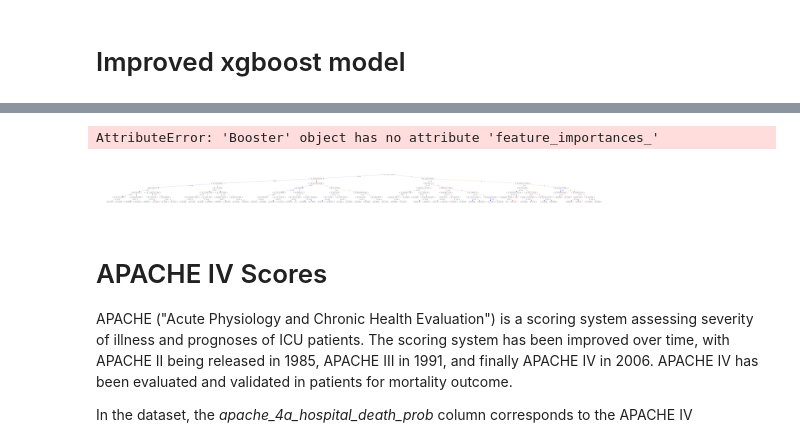
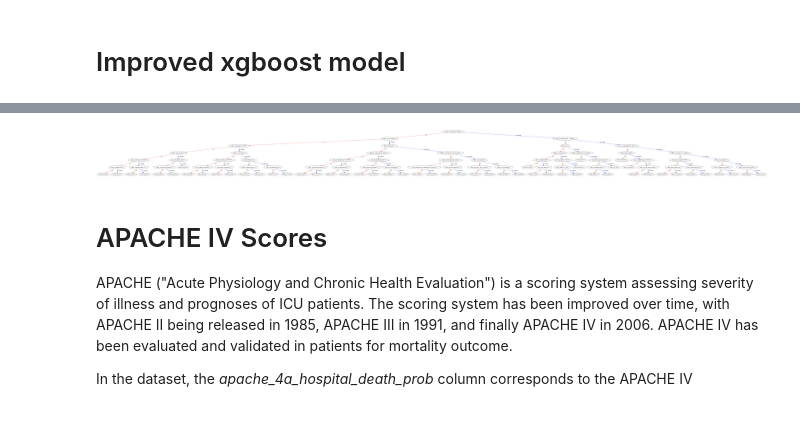
Before and after one commit to Dani-v-tue/fantastic-disco, a Jupyter notebook: test_model.ipynb, the cells around one changed output, grey strips where cells are left out. Drawn from its saved outputs; the diff is of its cells as text; code cells hidden in the pictures.

Commit message:
combine pre-processing and the model
More evaluation can still be added

```diff
--- a/test_model.ipynb
+++ b/test_model.ipynb
@@ -429,20 +429,20 @@ plt.show()
 # %%
-import matplotlib.pyplot as plt
+# import matplotlib.pyplot as plt
 
-importance = xgb_model.feature_importances_
-plt.bar(range(len(importance)), importance)
-plt.show()
+# importance = final_model.feature_importances_
+# plt.bar(range(len(importance)), importance)
+# plt.show()
 
-print("Feature Importance:", importance)
+# print("Feature Importance:", importance)
-# %% [output]
-AttributeError: 'Booster' object has no attribute 'feature_importances_'
 # %%
 import graphviz
 
-xgb.plot_tree(xgb_model)
+xgb.plot_tree(final_model)
+
+plt.rcParams['figure.figsize'] = [1000, 1000]
 plt.show()
 # %% [output]
-[figure, old version]
+[figure, new version]
 # %% [markdown]
 # APACHE IV Scores
 APACHE ("Acute Physiology and Chronic Health Evaluation") is a scoring system assessing severity of illness and prognoses of ICU patients. The scoring system has been improved over time, with APACHE II being released in 1985, APACHE III in 1991, and finally APACHE IV in 2006. APACHE IV has been evaluated and validated in patients for mortality outcome.
```
Also changed, not shown: parts of 13 cells of this notebook, 1 other file.
